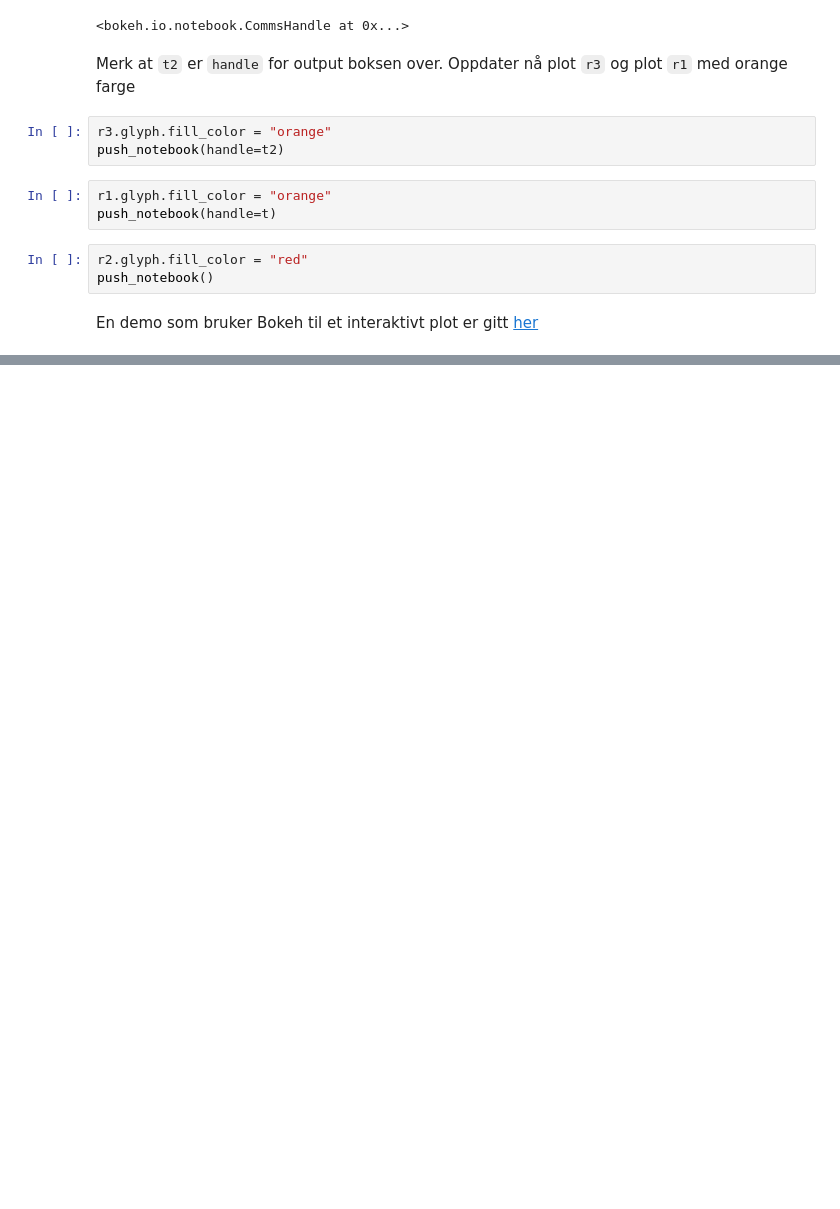
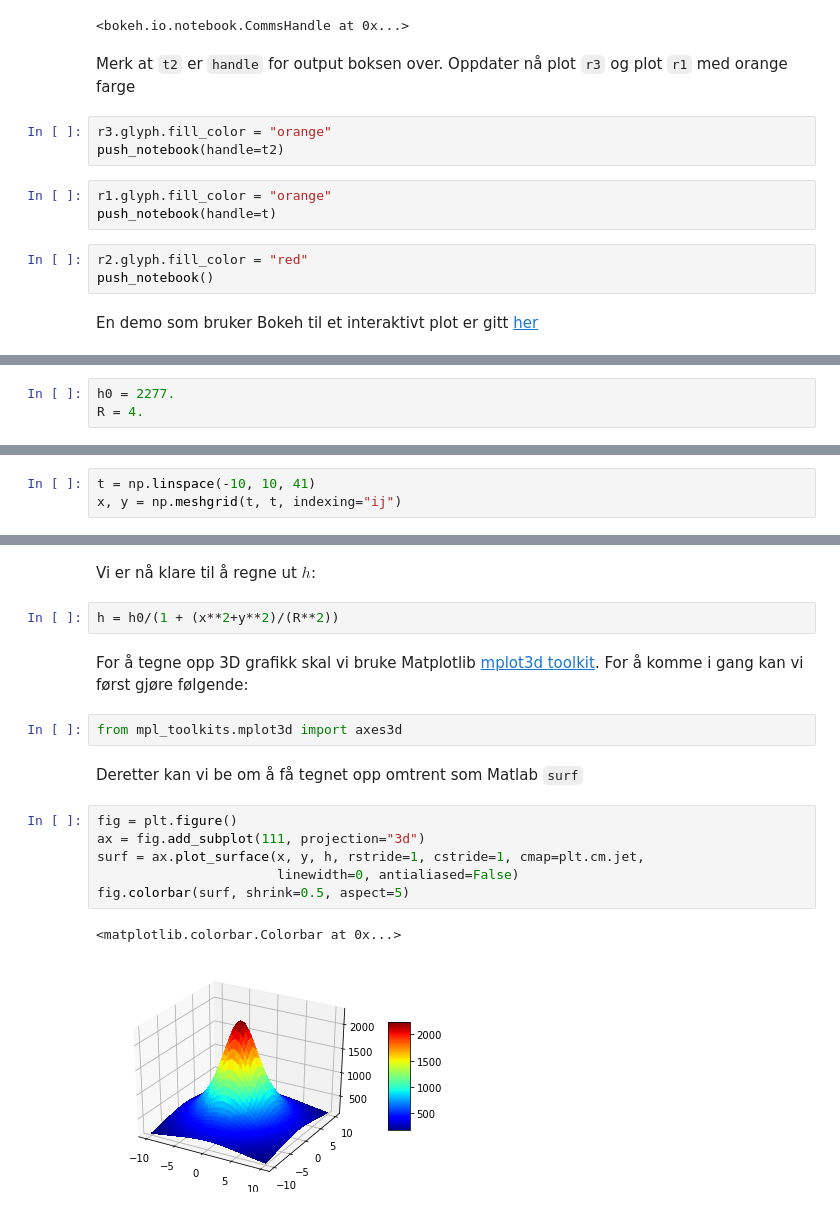
Before and after one commit to mikaem/MEK1100, a Jupyter notebook: notebooks/kapittel3-Gjevik.ipynb, the cells around one changed output, grey strips where cells are left out. Saved outputs shown, nothing was run; the diff lists cells and outputs as text; blank space fills up the shorter version.

```diff
--- a/notebooks/kapittel3-Gjevik.ipynb
+++ b/notebooks/kapittel3-Gjevik.ipynb
@@ -238,0 +711,3 @@ En demo som bruker Bokeh til et interaktivt plot er gitt [her](bokeh-interactive
+# %%
+h0 = 2277.
+R = 4.
@@ -238,0 +716,3 @@ En demo som bruker Bokeh til et interaktivt plot er gitt [her](bokeh-interactive
+# %%
+t = np.linspace(-10, 10, 41)
+x, y = np.meshgrid(t, t, indexing="ij")
@@ -238,0 +728,21 @@ En demo som bruker Bokeh til et interaktivt plot er gitt [her](bokeh-interactive
+# %% [markdown]
+Vi er nå klare til å regne ut $h$:
+# %%
+h = h0/(1 + (x**2+y**2)/(R**2))
+# %% [markdown]
+For å tegne opp 3D grafikk skal vi bruke  Matplotlib [mplot3d
+toolkit](http://matplotlib.org/mpl\_toolkits/mplot3d/). For
+å komme i gang kan vi først gjøre følgende:
+# %%
+from mpl_toolkits.mplot3d import axes3d
+# %% [markdown]
+Deretter kan vi be om å få tegnet opp omtrent som Matlab `surf`
+# %%
+fig = plt.figure()
+ax = fig.add_subplot(111, projection="3d")
+surf = ax.plot_surface(x, y, h, rstride=1, cstride=1, cmap=plt.cm.jet,
+                       linewidth=0, antialiased=False)
+fig.colorbar(surf, shrink=0.5, aspect=5)
+# %% [output]
+<matplotlib.colorbar.Colorbar at 0x...>
+[figure, added]
```
Also changed, not shown: parts of 128 cells of this notebook, 7 other files.
